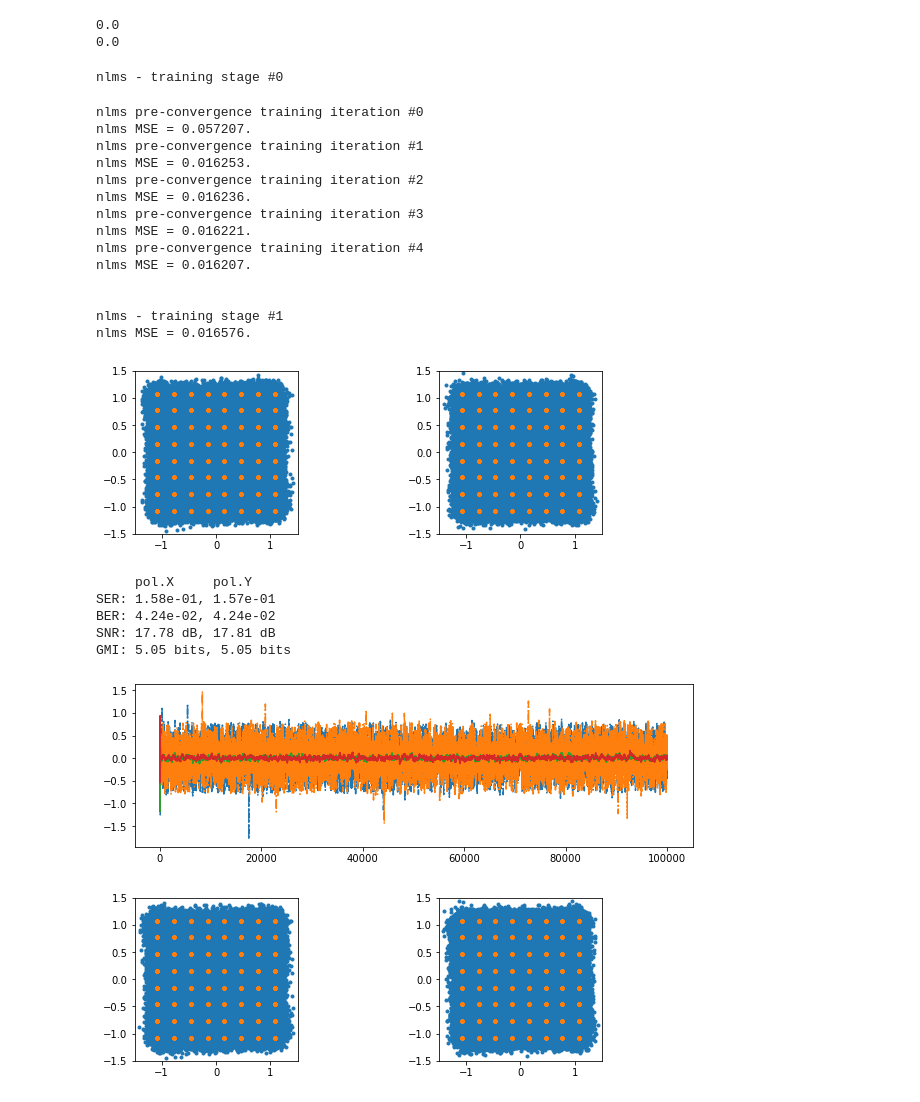
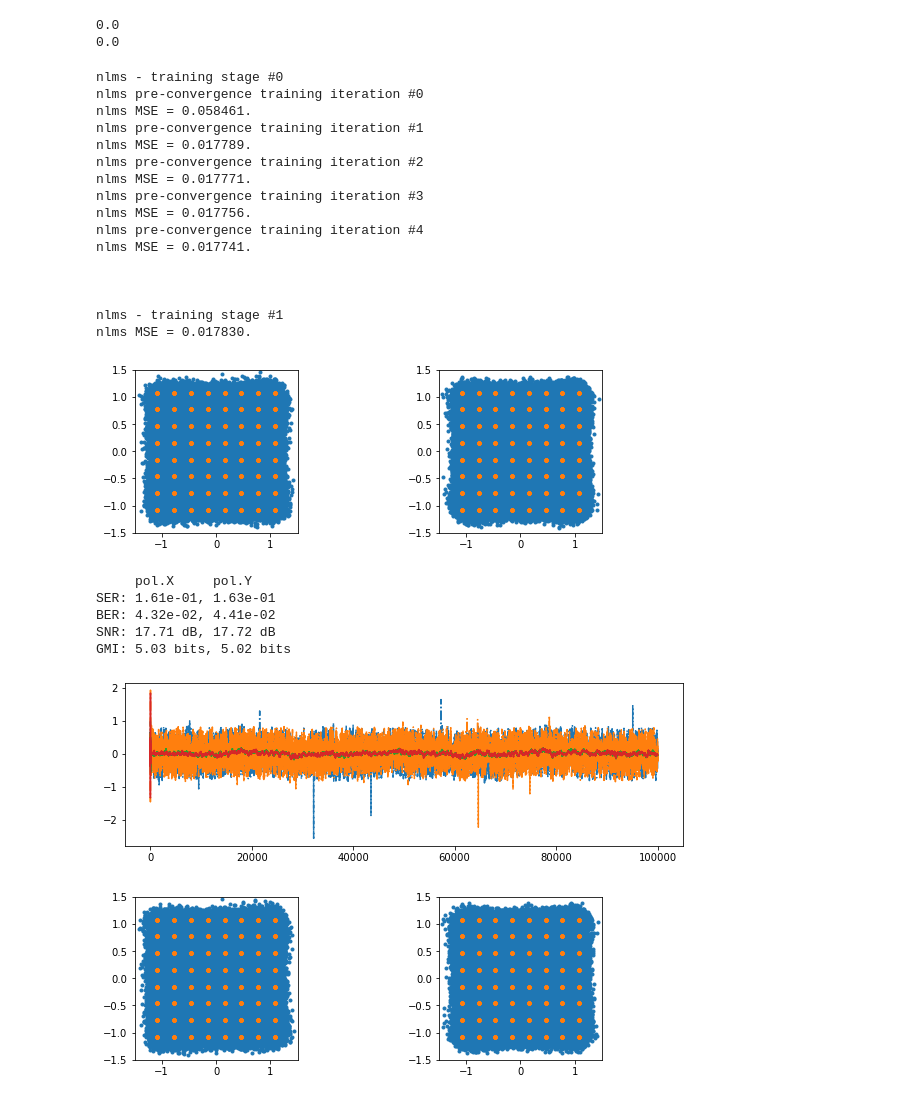
Before and after one commit to edsonportosilva/OptiCommPy, a Jupyter notebook: jupyter notebooks/Adaptive equalization.ipynb, the cells around one changed output. Drawn from its saved outputs; the diff is of its cells as text; code cells hidden in the pictures.

```diff
--- a/jupyter notebooks/Adaptive equalization.ipynb
+++ b/jupyter notebooks/Adaptive equalization.ipynb
@@ -291,51 +291,52 @@ mod = QAMModem(m=M)
 paramEq = parameters()
 paramEq.nTaps = 15
 paramEq.SpS   = 2
-paramEq.mu    = [5e-3, 1e-3]
+paramEq.mu    = [5e-3, 5e-3]
 paramEq.numIter = 5
 paramEq.storeCoeff = False
 paramEq.alg   = ['nlms','nlms']
 paramEq.M     = M
 paramEq.L = [40000, 60000]
 
 # from numpy.matlib import repmat
 # y_EQ, H, errSq, Hiter = mimoAdaptEqualizer(np.matlib.repmat(x,1,3),\
 #                                            dx=np.matlib.repmat(d,1,3),\
 #                                             paramEq=paramEq)
 
 y_EQ, H, errSq, Hiter = mimoAdaptEqualizer(x, dx=d, paramEq=paramEq)
 
 fig, (ax1, ax2) = plt.subplots(1, 2)
 discard = 1000
 
 ax1.plot(y_EQ[discard:-discard,0].real, y_EQ[discard:-discard,0].imag,'.')
 ax1.plot(d[:,0].real, d[:,0].imag,'.')
 ax1.axis('square')
 ax1.set_xlim(-1.5, 1.5)
 ax1.set_ylim(-1.5, 1.5)
 
 ax2.plot(y_EQ[discard:-discard,1].real, y_EQ[discard:-discard,1].imag,'.')
 ax2.plot(d[:,1].real, d[:,1].imag,'.')
 ax2.axis('square')
 ax2.set_xlim(-1.5, 1.5)
 ax2.set_ylim(-1.5, 1.5);
 # %% [output]
 nlms - training stage #0
+nlms pre-convergence training iteration #0
+nlms MSE = 0.058461.
+nlms pre-convergence training iteration #1
+nlms MSE = 0.017789.
+nlms pre-convergence training iteration #2
+nlms MSE = 0.017771.
+nlms pre-convergence training iteration #3
+nlms MSE = 0.017756.
+nlms pre-convergence training iteration #4
+nlms MSE = 0.017741.
+
+
+
+nlms - training stage #1
+nlms MSE = 0.017830.
-nlms pre-convergence training iteration #0
-nlms MSE = 0.057207.
-nlms pre-convergence training iteration #1
-nlms MSE = 0.016253.
-nlms pre-convergence training iteration #2
-nlms MSE = 0.016236.
-nlms pre-convergence training iteration #3
-nlms MSE = 0.016221.
-nlms pre-convergence training iteration #4
-nlms MSE = 0.016207.
-
-
-nlms - training stage #1
-nlms MSE = 0.016576.
-[figure, old version]
+[figure, new version]
 # %%
 #constSymb  = mod.constellation/np.sqrt(mod.Es)
 #y_CPR, ϕ, θ = cpr(y_EQ, 80, M, np.matlib.repmat(d,1,3), pilotInd=np.arange(0,len(y_EQ), 50))
@@ -359,11 +360,11 @@ print('SNR: %.2f dB, %.2f dB'%(SNR[0], SNR[1]))
 print('GMI: %.2f bits, %.2f bits'%(GMI[0], GMI[1]))
 # %% [output]
      pol.X     pol.Y
-SER: 1.58e-01, 1.57e-01
-BER: 4.24e-02, 4.24e-02
-SNR: 17.78 dB, 17.81 dB
-GMI: 5.05 bits, 5.05 bits
+SER: 1.61e-01, 1.63e-01
+BER: 4.32e-02, 4.41e-02
+SNR: 17.71 dB, 17.72 dB
+GMI: 5.03 bits, 5.02 bits
-[figure, old version]
+[figure, new version]
 # %%
 fig, (ax1, ax2) = plt.subplots(1, 2)
 discard = 1000
@@ -380,7 +381,7 @@ ax2.axis('square')
 ax2.set_xlim(-1.5, 1.5)
 ax2.set_ylim(-1.5, 1.5);
 # %% [output]
-[figure, old version]
+[figure, new version]
 # %%
 fig, (ax1, ax2) = plt.subplots(1, 2)
 discard = 1
```
Also changed, not shown: parts of 6 cells of this notebook, 1 other file.
